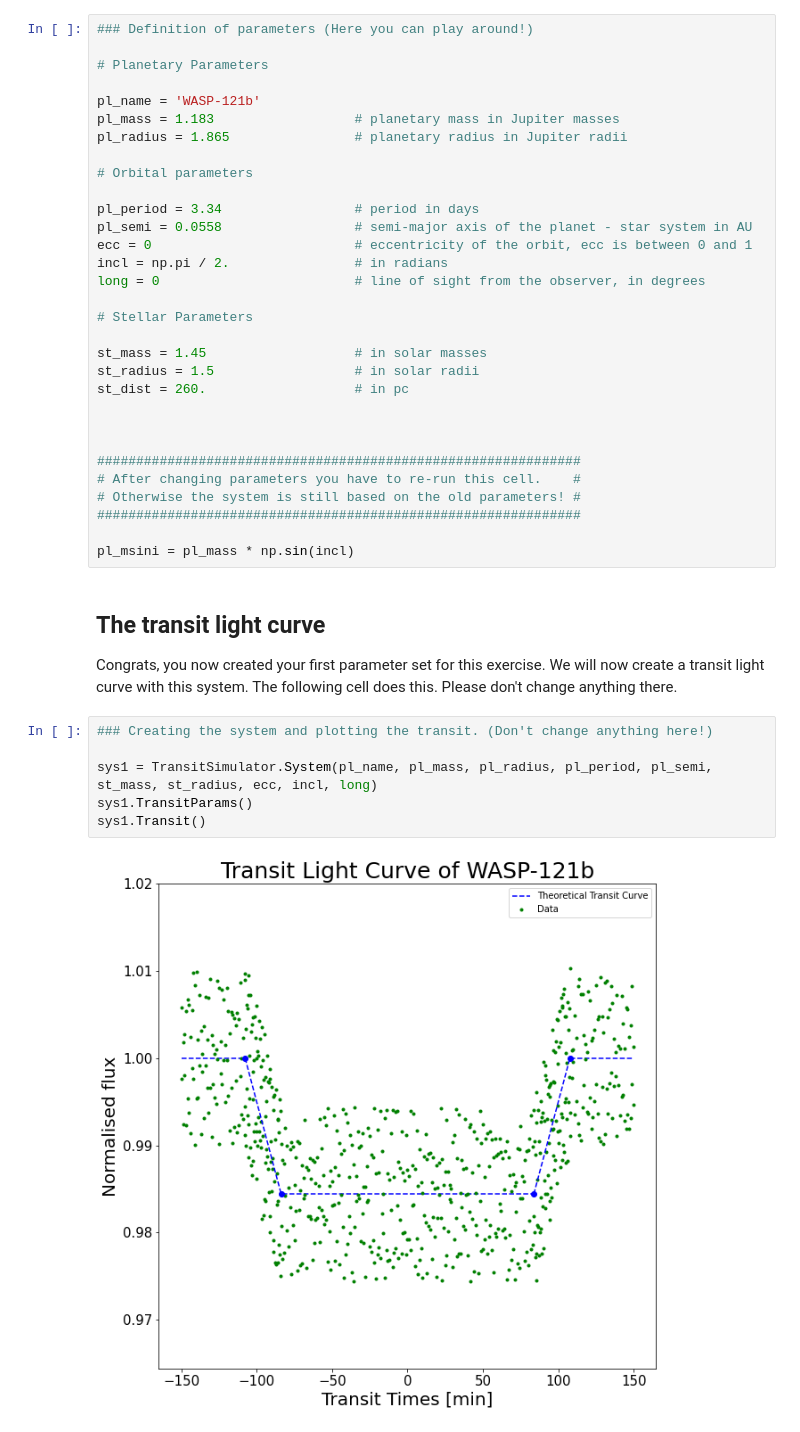
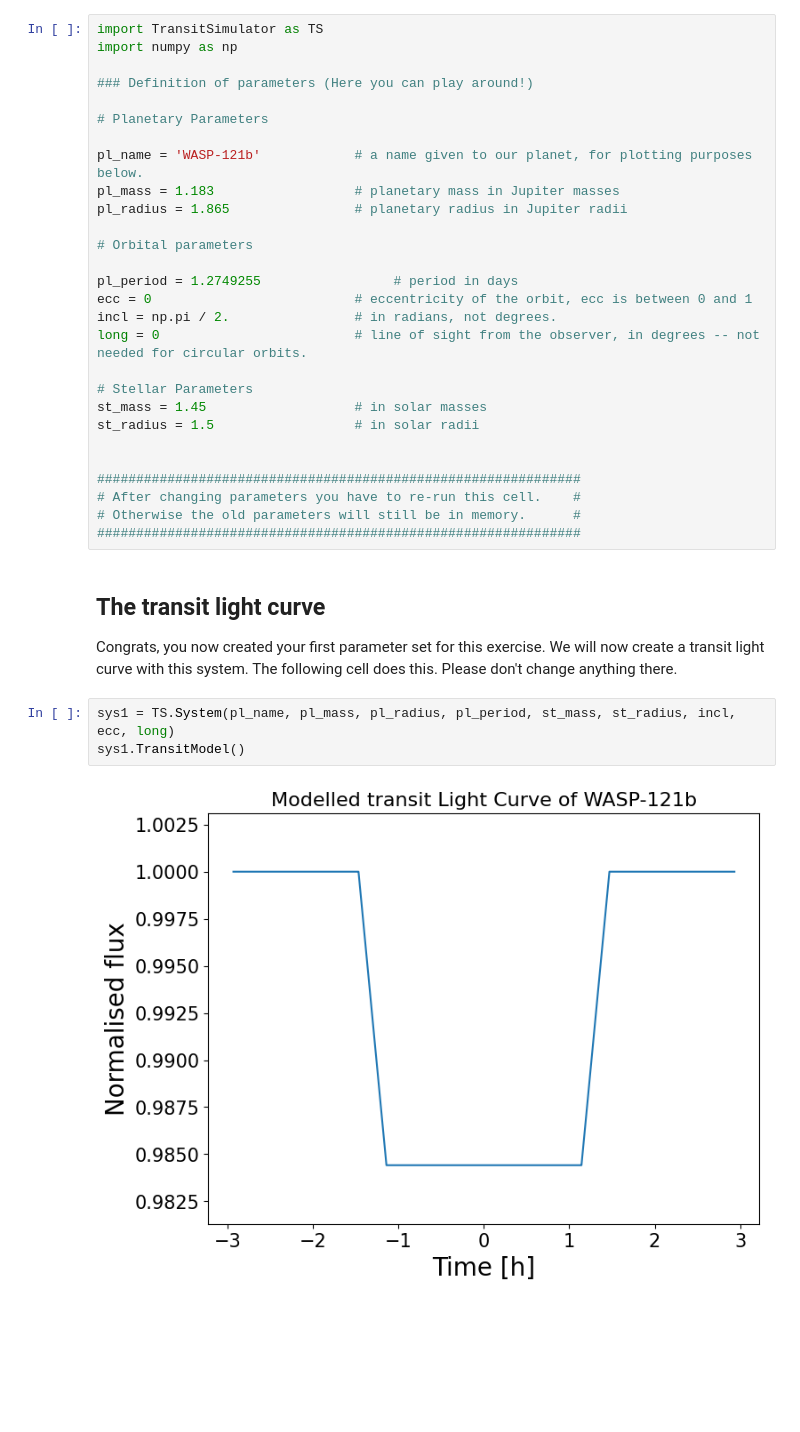
Before and after one commit to Hoeijmakers/ASTC01_ComputerLab, a Jupyter notebook: runfile.ipynb, the cells around one changed output. Saved outputs shown, nothing was run; the diff lists cells and outputs as text; blank space fills up the shorter version.

```diff
--- a/runfile.ipynb
+++ b/runfile.ipynb
@@ -28,43 +116,37 @@ If you prefer not to change anything here, feel free to scroll further down and
 # %%
+import TransitSimulator as TS
+import numpy as np
+
 ### Definition of parameters (Here you can play around!)
 
 # Planetary Parameters
 
-pl_name = 'WASP-121b'
+pl_name = 'WASP-121b'            # a name given to our planet, for plotting purposes below.
 pl_mass = 1.183                  # planetary mass in Jupiter masses
 pl_radius = 1.865                # planetary radius in Jupiter radii
 
 # Orbital parameters
 
-pl_period = 3.34                 # period in days
-pl_semi = 0.0558                 # semi-major axis of the planet - star system in AU
+pl_period = 1.2749255                 # period in days
 ecc = 0                          # eccentricity of the orbit, ecc is between 0 and 1
-incl = np.pi / 2.                # in radians
-long = 0                         # line of sight from the observer, in degrees
+incl = np.pi / 2.                # in radians, not degrees.
+long = 0                         # line of sight from the observer, in degrees -- not needed for circular orbits.
 
 # Stellar Parameters
-
 st_mass = 1.45                   # in solar masses
 st_radius = 1.5                  # in solar radii
-st_dist = 260.                   # in pc
-
 
 
 ##############################################################
 # After changing parameters you have to re-run this cell.    #
-# Otherwise the system is still based on the old parameters! #
+# Otherwise the old parameters will still be in memory.      #
 ##############################################################
-
-pl_msini = pl_mass * np.sin(incl)
 # %% [markdown]
 ## The transit light curve
 
 Congrats, you now created your first parameter set for this exercise. We will now create a transit light curve with this system. The following cell does this. Please don't change anything there.
 # %%
-### Creating the system and plotting the transit. (Don't change anything here!)
-
-sys1 = TransitSimulator.System(pl_name, pl_mass, pl_radius, pl_period, pl_semi, st_mass, st_radius, ecc, incl, long)
-sys1.TransitParams()
-sys1.Transit()
+sys1 = TS.System(pl_name, pl_mass, pl_radius, pl_period, st_mass, st_radius, incl, ecc, long)
+sys1.TransitModel()
 # %% [output]
-[figure, old version]
+[figure, new version]
```
Also changed, not shown: parts of 32 cells of this notebook, 3 other files.
